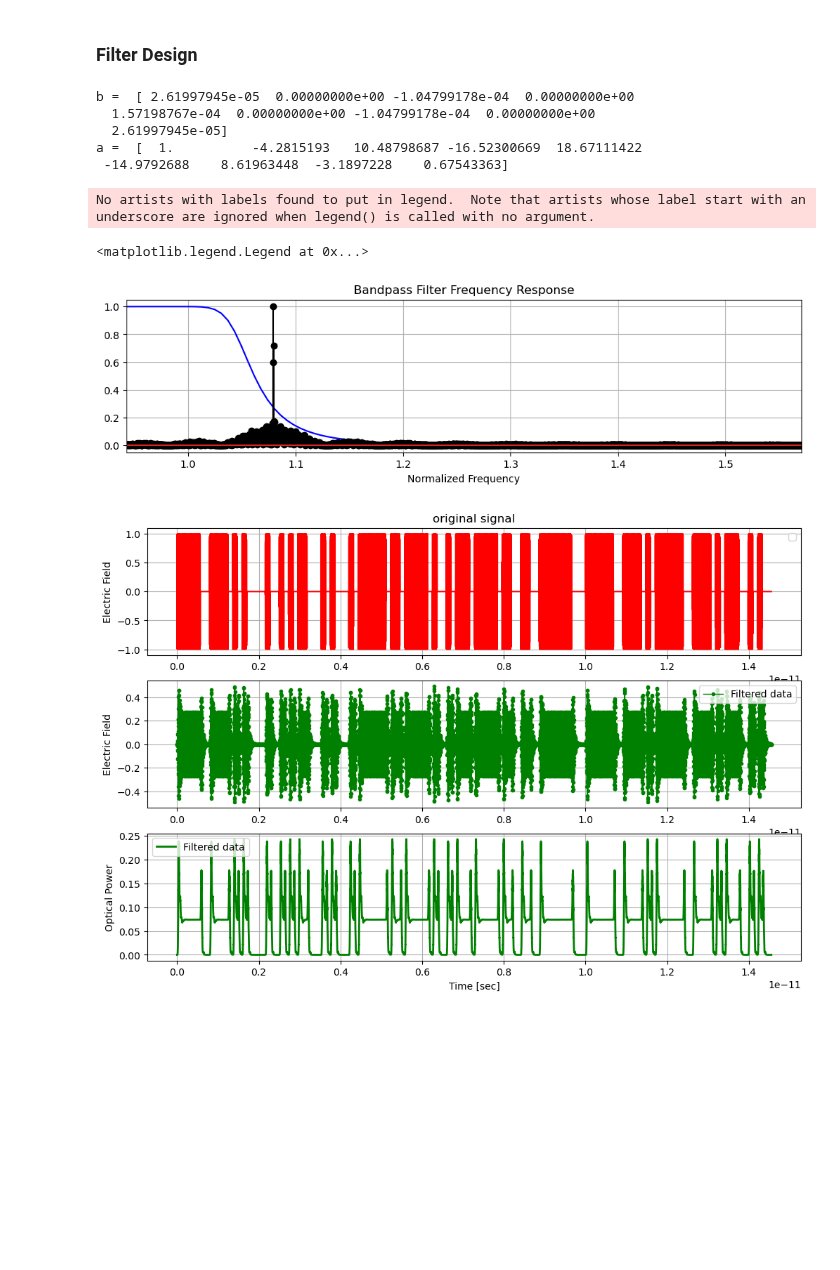
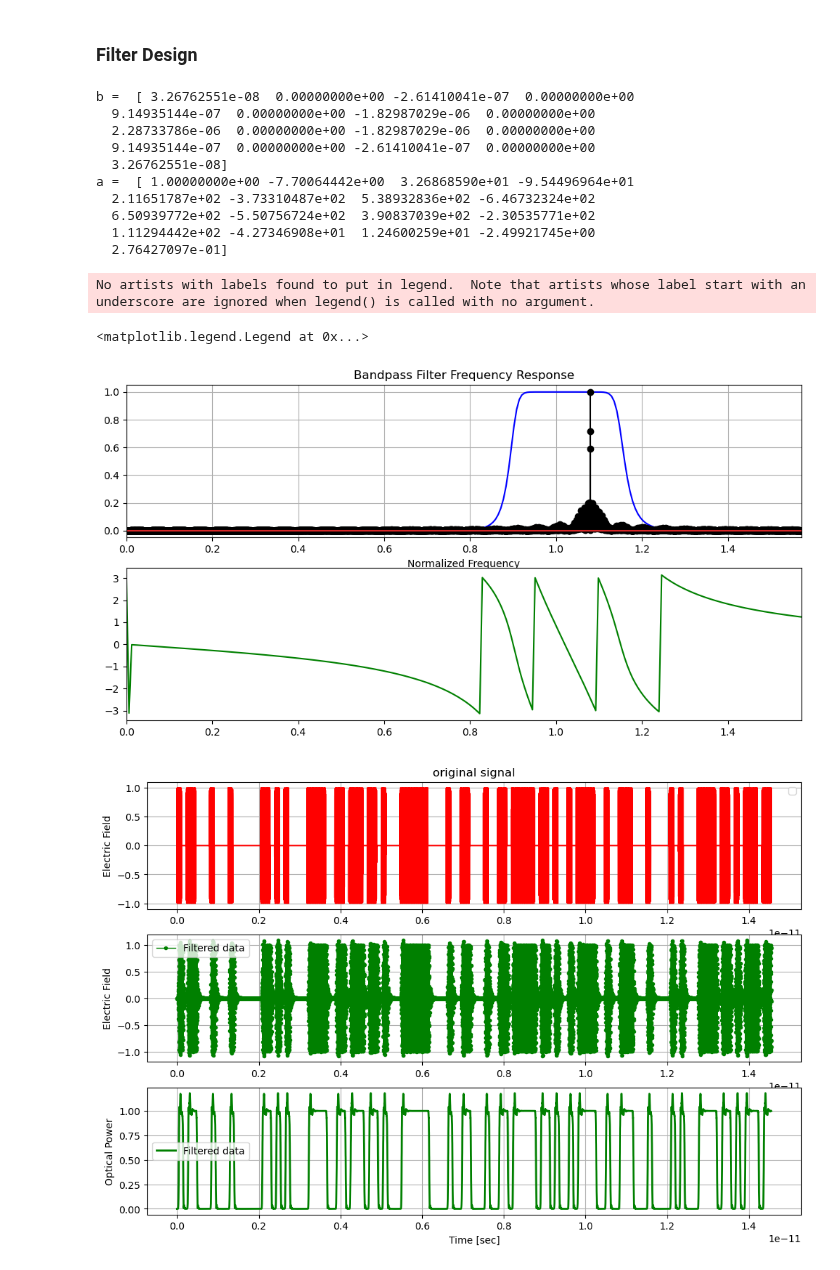
Before and after one commit to tacticstactics/Optical-pulse-broadening, a Jupyter notebook: optical_pulse_broadening_in_optical_filter.ipynb, the cells around one changed output. Saved outputs shown, nothing was run; the diff lists cells and outputs as text; code cells hidden in the pictures; blank space fills up the shorter version.

```diff
--- a/optical_pulse_broadening_in_optical_filter.ipynb
+++ b/optical_pulse_broadening_in_optical_filter.ipynb
@@ -190,9 +190,9 @@ Shape of Shifted_f (Frequency Domain)
 norm_freqcol = np.linspace(-1*np.pi, 1*np.pi, 2*samplerate, endpoint=False)
 
 # Setting standard filter requirements.
-order = 4
+order = 8
 lowcut = 0.9 / np.pi # [Normalized Frequency. 0 to 1]
-highcut = 1.05 / np.pi
+highcut = 1.15 / np.pi
 
 b, a = butter(order, [lowcut, highcut], btype='bandpass')
 
@@ -209,47 +209,53 @@ ax1_1.plot(w, np.abs(h), 'b')
 #ax1_1.plot(lowcut, 0.5*np.sqrt(2), 'ko')
 #ax1_1.axvline(highcut * np.pi, color='g')
 ax1_1.set_title("Bandpass Filter Frequency Response")
-ax1_1.set_xlim(0.3*np.pi , 0.5*np.pi)
+ax1_1.set_xlim(0.0*np.pi , 0.5*np.pi)
 
 ax1_1.set_xlabel('Normalized Frequency')
 ax1_1.grid()
 
 ax1_1.stem(norm_freqcol, np.abs(Shifted_fft_random_analog_signal)/np.max(np.abs(Shifted_fft_random_analog_signal)),"k",label='Shifted_fft_SelfMixed_carrier_wavecol')
 
-#ax1_2 = fig1.add_subplot(2, 1, 2)
-#ax1_2.plot(w, np.angle(h), 'g')
+ax1_2 = fig1.add_subplot(2, 1, 2)
+ax1_2.plot(w, np.angle(h), 'g')
+ax1_2.set_xlim(0.0*np.pi , 0.5*np.pi)
 
 filtered_data1 = lfilter(b, a, Port1_1_EFcol) # scipy.signal.lfilter
 
 fig3 = plt.figure(figsize = (12,8), facecolor='white')
 ax3_1 = fig3.add_subplot(3, 1, 1)
 ax3_1.plot(tcol,np.real(Port1_1_EFcol),'-', color="r")
 ax3_1.set_ylabel("Electric Field")
 ax3_1.grid()
 ax3_1.legend()
 ax3_1.set_title("original signal")
 
 ax3_2 = fig3.add_subplot(3, 1, 2)
 ax3_2.plot(tcol, np.real(filtered_data1), 'g.-', linewidth=1, label='Filtered data')
 ax3_2.set_ylabel("Electric Field")
 ax3_2.grid()
 ax3_2.legend()
 
 ax3_3 = fig3.add_subplot(3, 1, 3)
 ax3_3.plot(tcol, (np.abs(filtered_data1))**2, 'g-', linewidth=2, label='Filtered data')
 
 
 ax3_3.set_xlabel('Time [sec]')
 ax3_3.set_ylabel("Optical Power")
 ax3_3.grid()
 ax3_3.legend()
 # %% [output]
-b =  [ 2.61997945e-05  0.00000000e+00 -1.04799178e-04  0.00000000e+00
-  1.57198767e-04  0.00000000e+00 -1.04799178e-04  0.00000000e+00
-  2.61997945e-05]
-a =  [  1.          -4.2815193   10.48798687 -16.52300669  18.67111422
- -14.9792688    8.61963448  -3.1897228    0.67543363]
+b =  [ 3.26762551e-08  0.00000000e+00 -2.61410041e-07  0.00000000e+00
+  9.14935144e-07  0.00000000e+00 -1.82987029e-06  0.00000000e+00
+  2.28733786e-06  0.00000000e+00 -1.82987029e-06  0.00000000e+00
+  9.14935144e-07  0.00000000e+00 -2.61410041e-07  0.00000000e+00
+  3.26762551e-08]
+a =  [ 1.00000000e+00 -7.70064442e+00  3.26868590e+01 -9.54496964e+01
+  2.11651787e+02 -3.73310487e+02  5.38932836e+02 -6.46732324e+02
+  6.50939772e+02 -5.50756724e+02  3.90837039e+02 -2.30535771e+02
+  1.11294442e+02 -4.27346908e+01  1.24600259e+01 -2.49921745e+00
+  2.76427097e-01]
 No artists with labels found to put in legend.  Note that artists whose label start with an underscore are ignored when legend() is called with no argument.
 <matplotlib.legend.Legend at 0x...>
-[figure, old version]
+[figure, new version]
-[figure, old version]
+[figure, new version]
```
Also changed, not shown: parts of 3 cells of this notebook, 1 other file.
